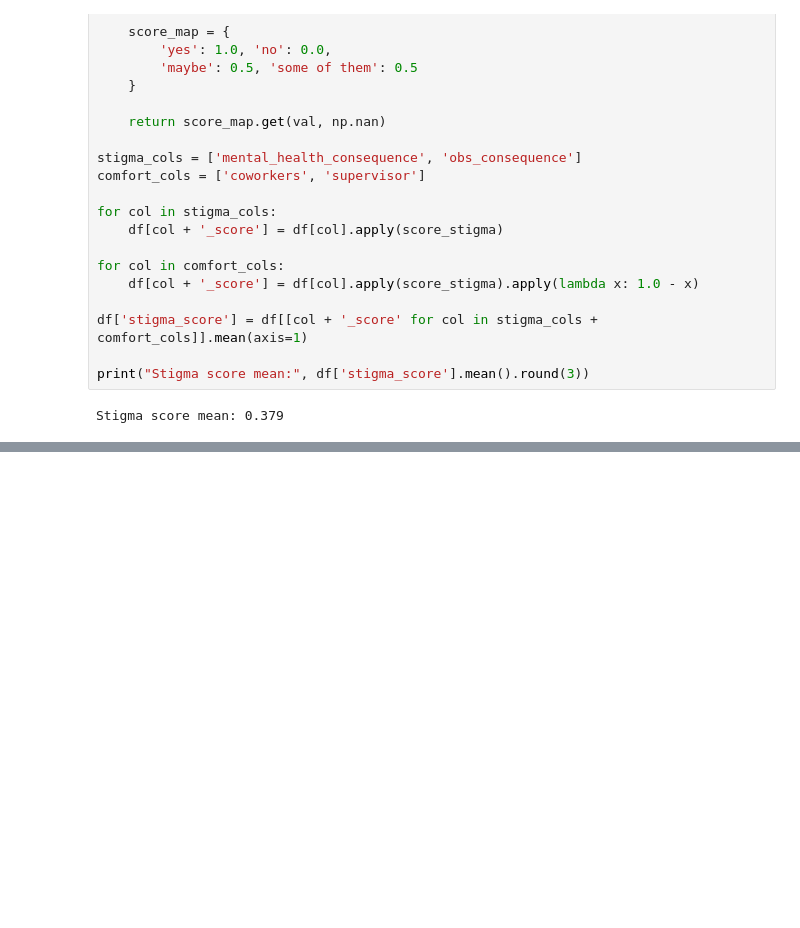
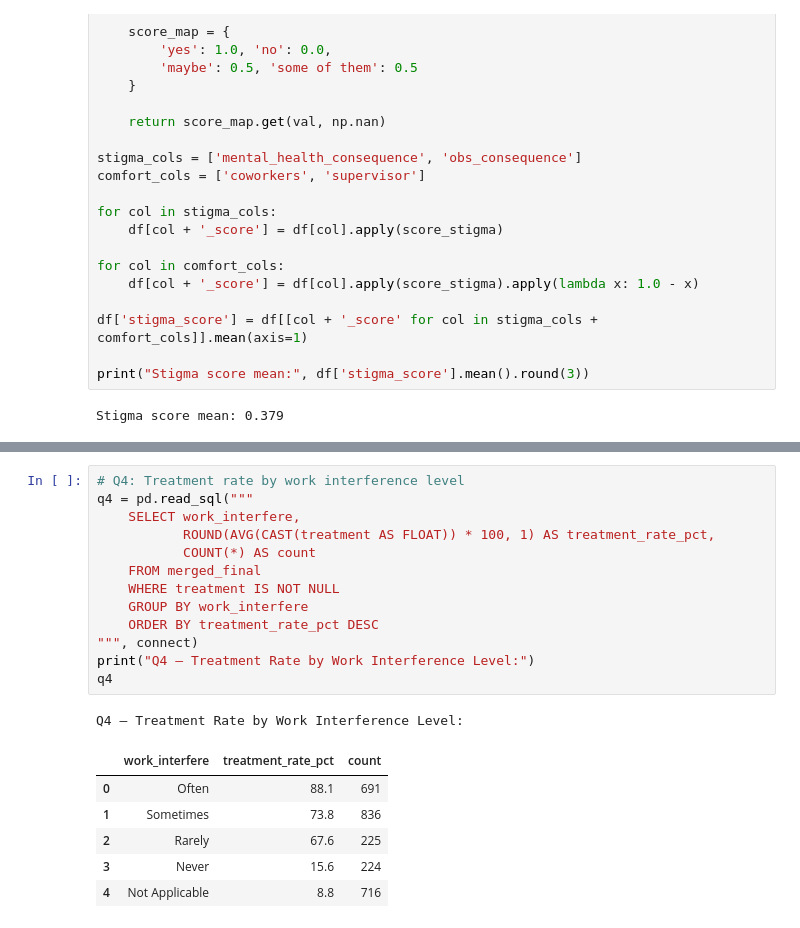
Before and after one commit to seanlumasag/cs210-project, a Jupyter notebook: notebook.ipynb, the cells around one changed output, grey strips where cells are left out. Cells and saved outputs as stored; diff of their text form; blank space fills up the shorter version.

```diff
--- a/notebook.ipynb
+++ b/notebook.ipynb
@@ -417,0 +494,21 @@ Stigma score mean: 0.379
+# %%
+# Q4: Treatment rate by work interference level
+q4 = pd.read_sql("""
+    SELECT work_interfere,
+           ROUND(AVG(CAST(treatment AS FLOAT)) * 100, 1) AS treatment_rate_pct,
+           COUNT(*) AS count
+    FROM merged_final
+    WHERE treatment IS NOT NULL
+    GROUP BY work_interfere
+    ORDER BY treatment_rate_pct DESC
+""", connect)
+print("Q4 — Treatment Rate by Work Interference Level:")
+q4
+# %% [output]
+Q4 — Treatment Rate by Work Interference Level:
+|  | work_interfere | treatment_rate_pct | count |
+| 0 | Often | 88.1 | 691 |
+| 1 | Sometimes | 73.8 | 836 |
+| 2 | Rarely | 67.6 | 225 |
+| 3 | Never | 15.6 | 224 |
+| 4 | Not Applicable | 8.8 | 716 |
```
Also changed, not shown: parts of 4 cells of this notebook.
